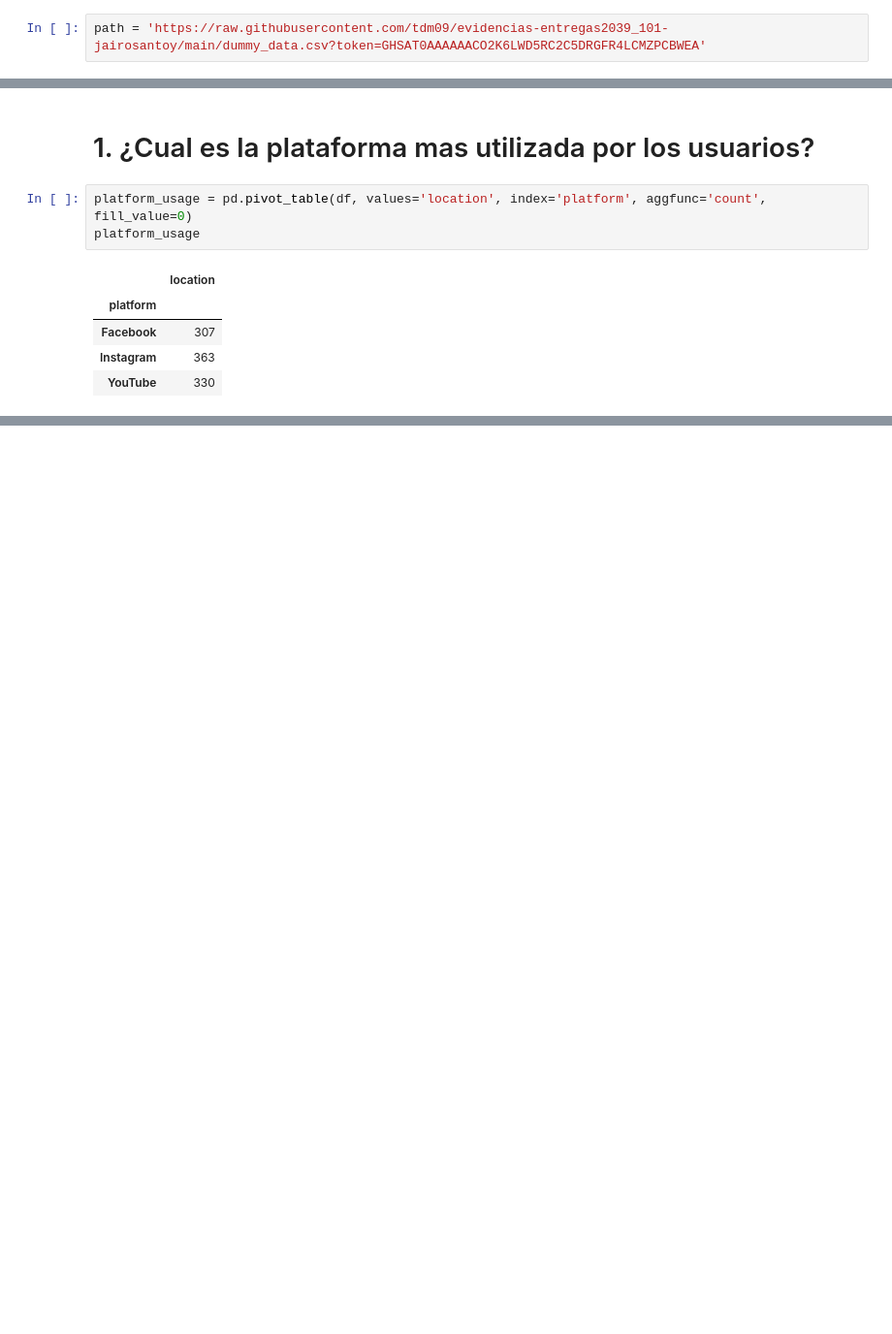
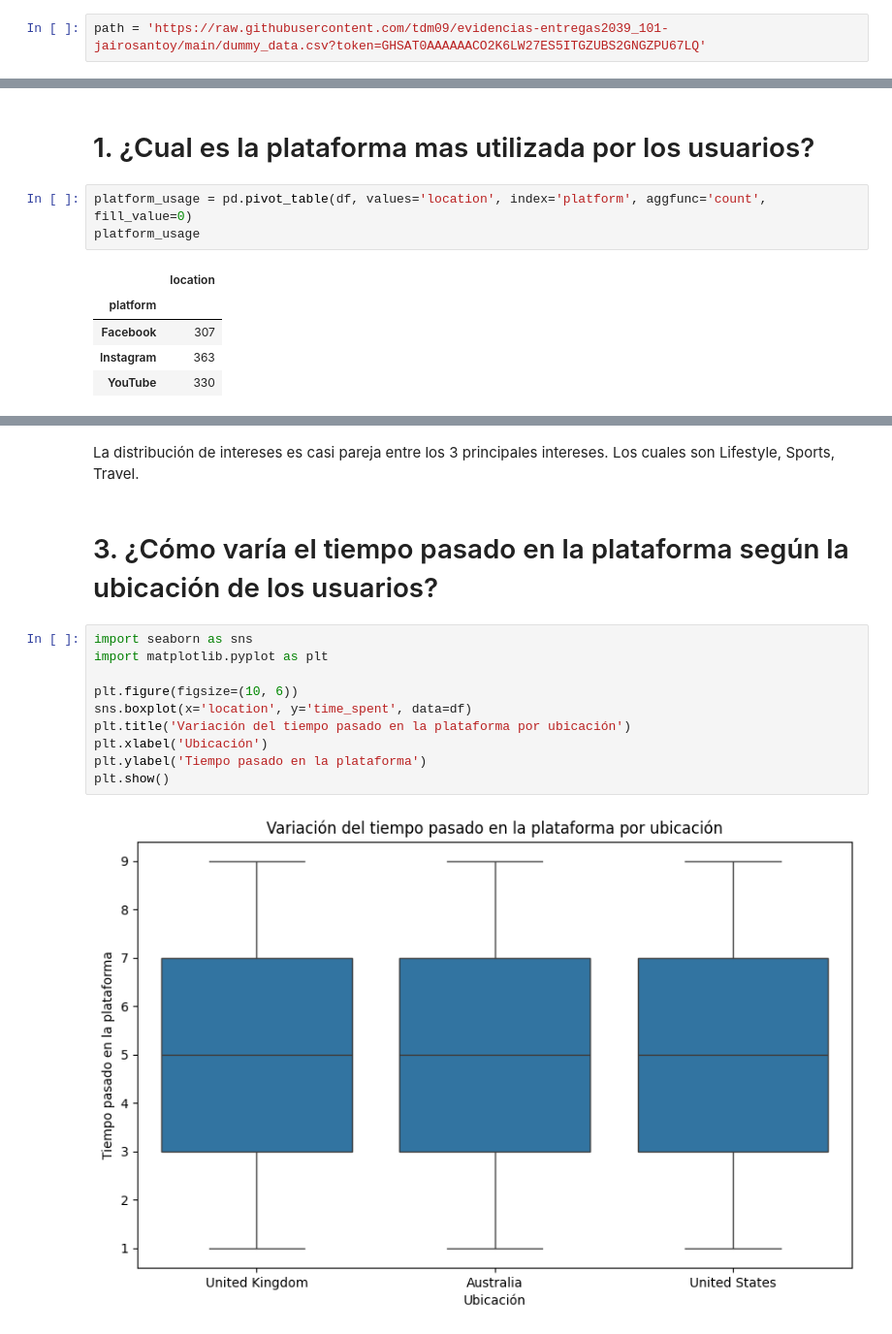
Before and after one commit to jairosantoy/jairo, a Jupyter notebook: A00832650.ipynb, the cells around one changed output, grey strips where cells are left out. Shown at 97% size. Drawn from its saved outputs; the diff is of its cells as text; blank space fills up the shorter version.

```diff
--- a/A00832650.ipynb
+++ b/A00832650.ipynb
@@ -3,5 +5,5 @@
 # %%
-path = 'https://raw.githubusercontent.com/tdm09/evidencias-entregas2039_101-jairosantoy/main/dummy_data.csv?token=GHSAT0AAAAAACO2K6LWD5RC2C5DRGFR4LCMZPCBWEA'
+path = 'https://raw.githubusercontent.com/tdm09/evidencias-entregas2039_101-jairosantoy/main/dummy_data.csv?token=GHSAT0AAAAAACO2K6LW27ES5ITGZUBS2GNGZPU67LQ'
 # %%
 import pandas as pd
 import numpy as np
@@ -136,0 +84,16 @@ home_owners_count
+# %% [markdown]
+La distribución de intereses es casi pareja entre los 3 principales intereses. Los cuales son Lifestyle, Sports, Travel.
+# %% [markdown]
+# 3. ¿Cómo varía el tiempo pasado en la plataforma según la ubicación de los usuarios?
+# %%
+import seaborn as sns
+import matplotlib.pyplot as plt
+
+plt.figure(figsize=(10, 6))
+sns.boxplot(x='location', y='time_spent', data=df)
+plt.title('Variación del tiempo pasado en la plataforma por ubicación')
+plt.xlabel('Ubicación')
+plt.ylabel('Tiempo pasado en la plataforma')
+plt.show()
+# %% [output]
+[figure, added]
```
Also changed, not shown: parts of 43 cells of this notebook.
